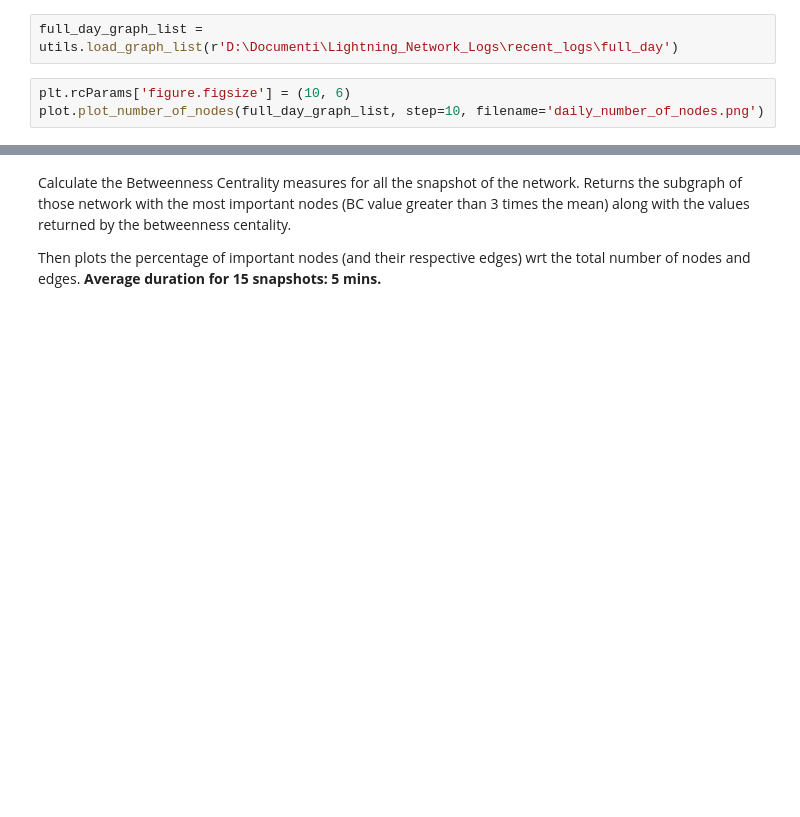
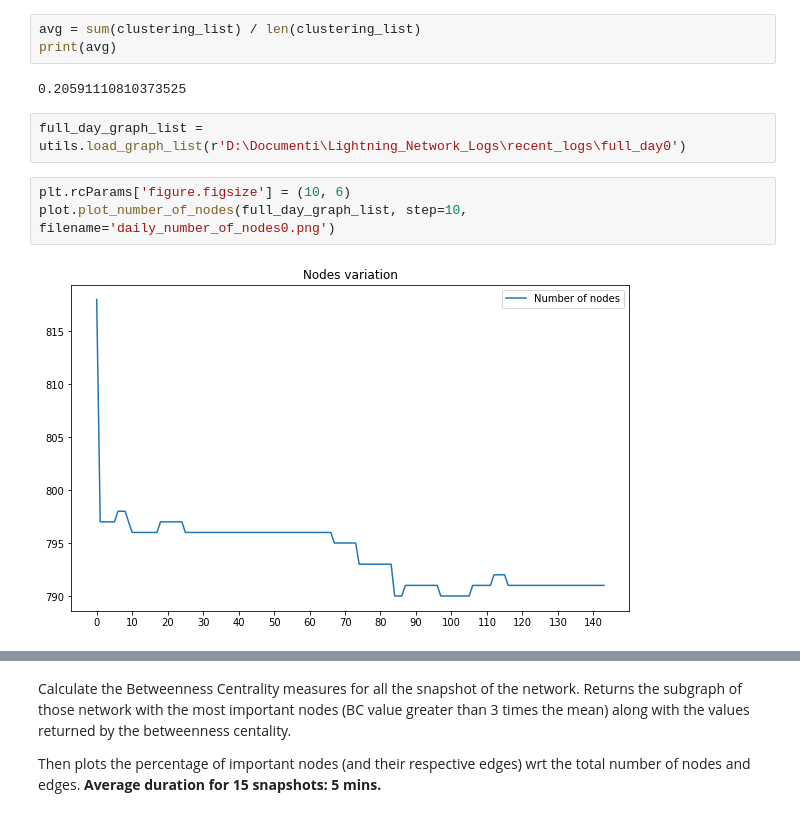
Before and after one commit to kumasan-t/robustness_measures_notebook, a Jupyter notebook: plot.ipynb, the cells around one changed output, grey strips where cells are left out. Drawn from its saved outputs; the diff is of its cells as text; blank space fills up the shorter version.

```diff
--- a/plot.ipynb
+++ b/plot.ipynb
@@ -44,5 +84,12 @@ plt.show()
+# %%
+avg = sum(clustering_list) / len(clustering_list)
+print(avg)
+# %% [output]
+0.20591110810373525
 # %%
-full_day_graph_list = utils.load_graph_list(r'D:\Documenti\Lightning_Network_Logs\recent_logs\full_day')
+full_day_graph_list = utils.load_graph_list(r'D:\Documenti\Lightning_Network_Logs\recent_logs\full_day0')
 # %%
 plt.rcParams['figure.figsize'] = (10, 6)
-plot.plot_number_of_nodes(full_day_graph_list, step=10, filename='daily_number_of_nodes.png')
+plot.plot_number_of_nodes(full_day_graph_list, step=10, filename='daily_number_of_nodes0.png')
+# %% [output]
+[figure, added]
```
Also changed, not shown: parts of 61 cells of this notebook.
